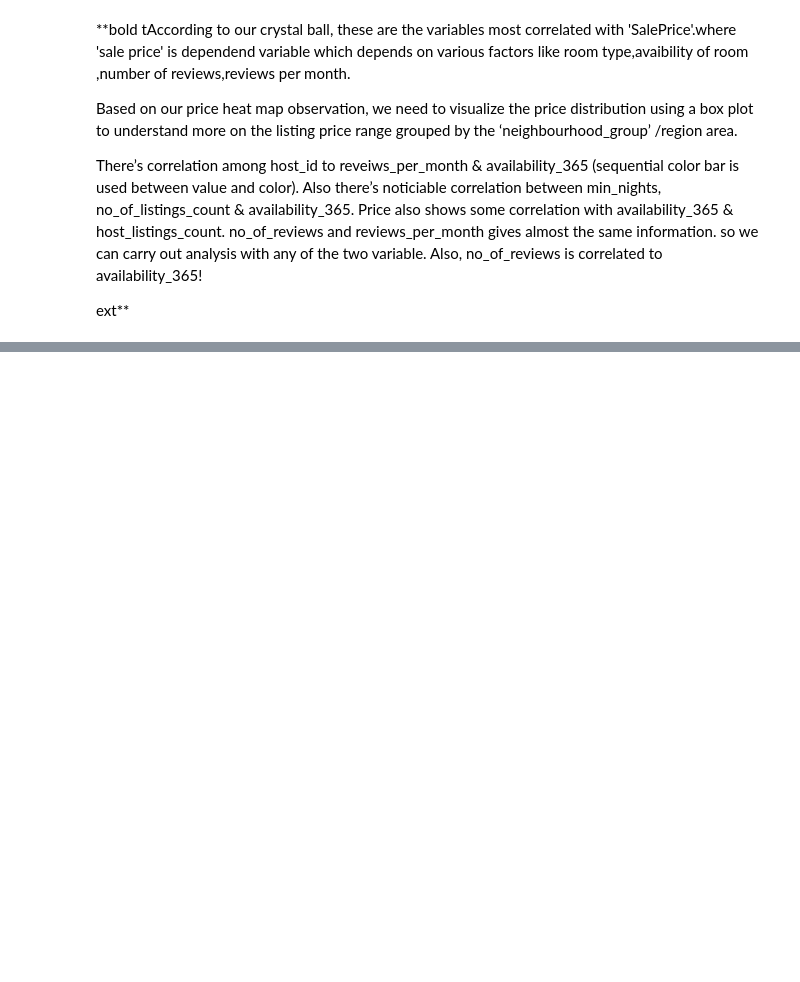
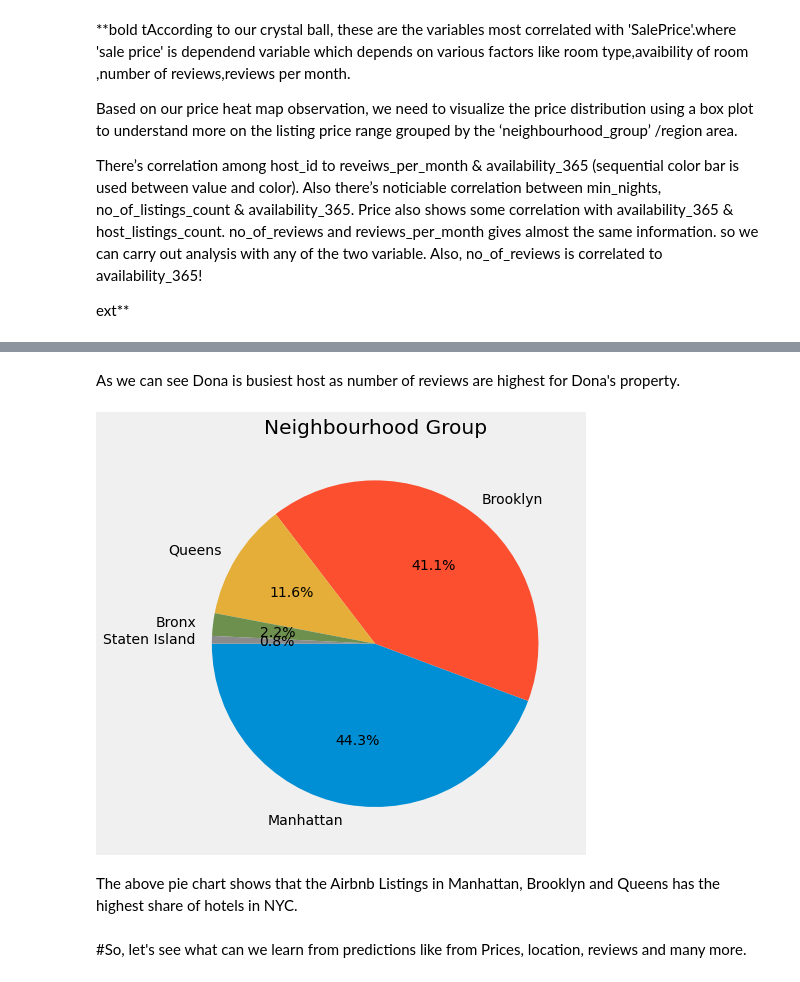
Before and after one commit to Dhanashree3329/Airbnb3329, a Jupyter notebook: Airbnb3329.ipynb, the cells around one changed output, grey strips where cells are left out. Saved outputs shown, nothing was run; the diff lists cells and outputs as text; code cells hidden in the pictures; blank space fills up the shorter version.

```diff
--- a/Airbnb3329.ipynb
+++ b/Airbnb3329.ipynb
@@ -217,0 +234,15 @@ ext**
+# %% [markdown]
+As we can see Dona is busiest host as number of reviews are highest for Dona's property.
+# %%
+#Finding the highest share of hotels.
+plt.style.use('fivethirtyeight')
+plt.figure(figsize=(13,7))
+plt.title("Neighbourhood Group")
+g = plt.pie(airbnb_df.neighbourhood_group.value_counts(), labels=airbnb_df.neighbourhood_group.value_counts().index,autopct='%1.1f%%', startangle=180)
+plt.show()
+# %% [output]
+[figure, added]
+# %% [markdown]
+The above pie chart shows that the Airbnb Listings in Manhattan, Brooklyn and Queens has the highest share of hotels in NYC.
+# %% [markdown]
+#So, let's see what can we learn from predictions like from Prices, location, reviews and many more.
```
Also changed, not shown: parts of 4 cells of this notebook.
